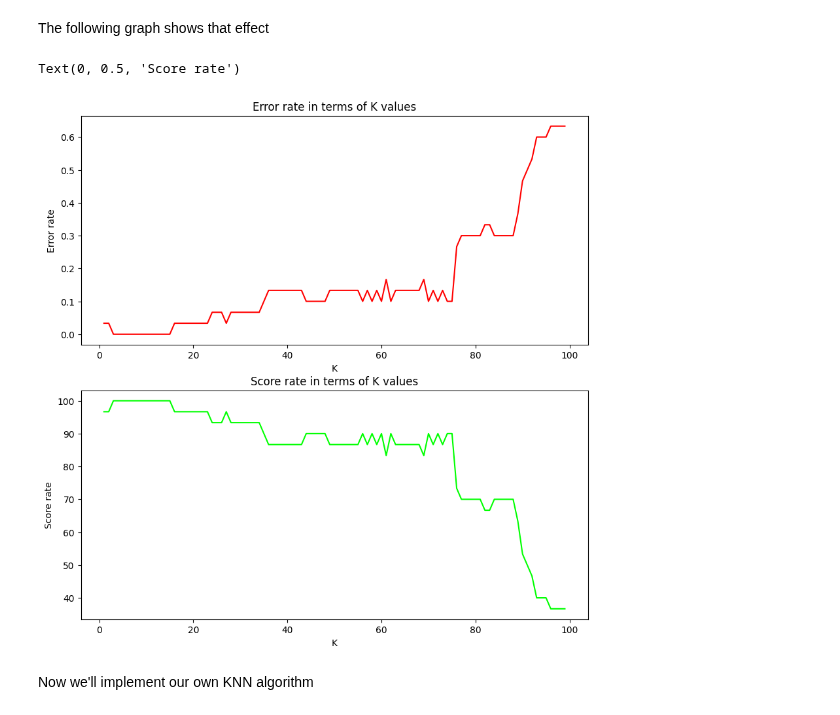
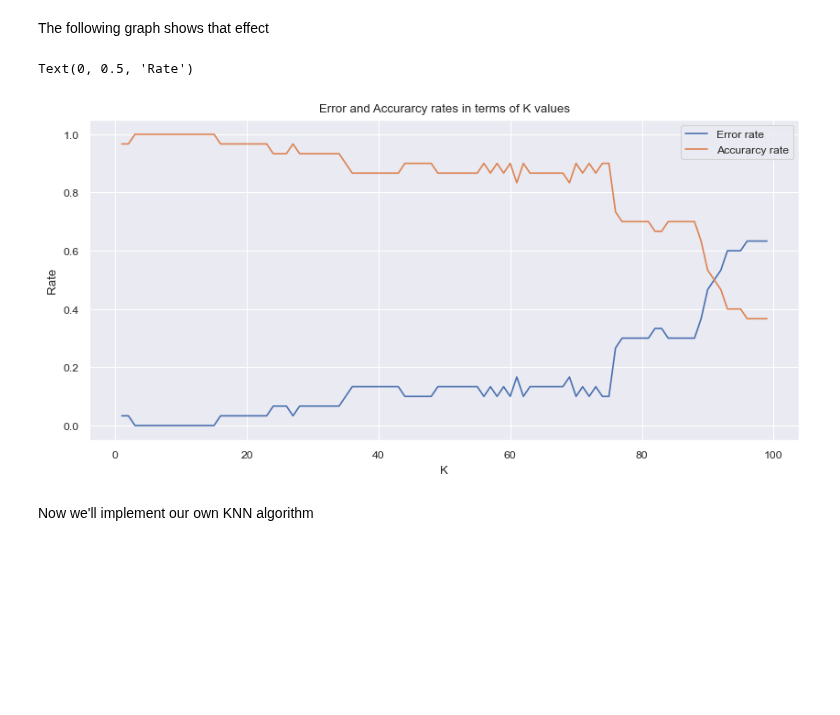
Before and after one commit to Feriel080/fdmia, a Jupyter notebook: knn_kmeans/knn_algorithm.ipynb, the cells around one changed output. Saved outputs shown, nothing was run; the diff lists cells and outputs as text; code cells hidden in the pictures; blank space fills up the shorter version.

```diff
--- a/knn_kmeans/knn_algorithm.ipynb
+++ b/knn_kmeans/knn_algorithm.ipynb
@@ -93,30 +93,25 @@ for i in k_range:
     KNN.fit(X_train,y_train)
     pred_i = KNN.predict(X_test)
     error_rate.append(np.mean(pred_i != y_test))
-    accurarcy_rate.append(KNN.score(X_test,y_test)*100)
+    accurarcy_rate.append(KNN.score(X_test,y_test))
 # %% [markdown]
 The following graph shows that effect
 # %%
 import matplotlib.pyplot as plt
 
 plt.figure(figsize=(10,10))
+sns.set_theme('paper','darkgrid')
 
 # The error rate plot
 plt.subplot(2,1,1)
-plt.plot(k_range,error_rate,color='red')
-plt.title("Error rate in terms of K values")
+plt.plot(k_range,error_rate, k_range,accurarcy_rate)
+plt.legend(['Error rate', 'Accurarcy rate'])
+plt.title("Error and Accurarcy rates in terms of K values")
 plt.xlabel('K')
-plt.ylabel("Error rate")
-
-# The score rate plot
-plt.subplot(2,1,2)
-plt.plot(k_range,accurarcy_rate, color='lime')
-plt.title("Score rate in terms of K values")
-plt.xlabel('K')
-plt.ylabel("Score rate")
+plt.ylabel("Rate")
 # %% [output]
-Text(0, 0.5, 'Score rate')
+Text(0, 0.5, 'Rate')
-[figure, old version]
+[figure, new version]
 # %% [markdown]
 Now we'll implement our own KNN algorithm
 # %%
```
